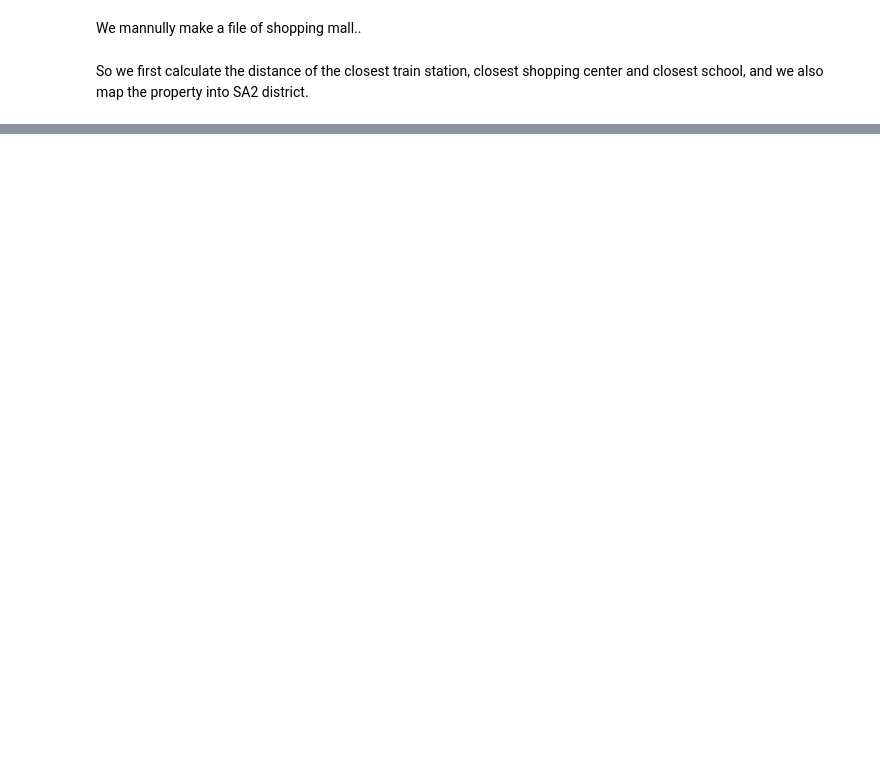
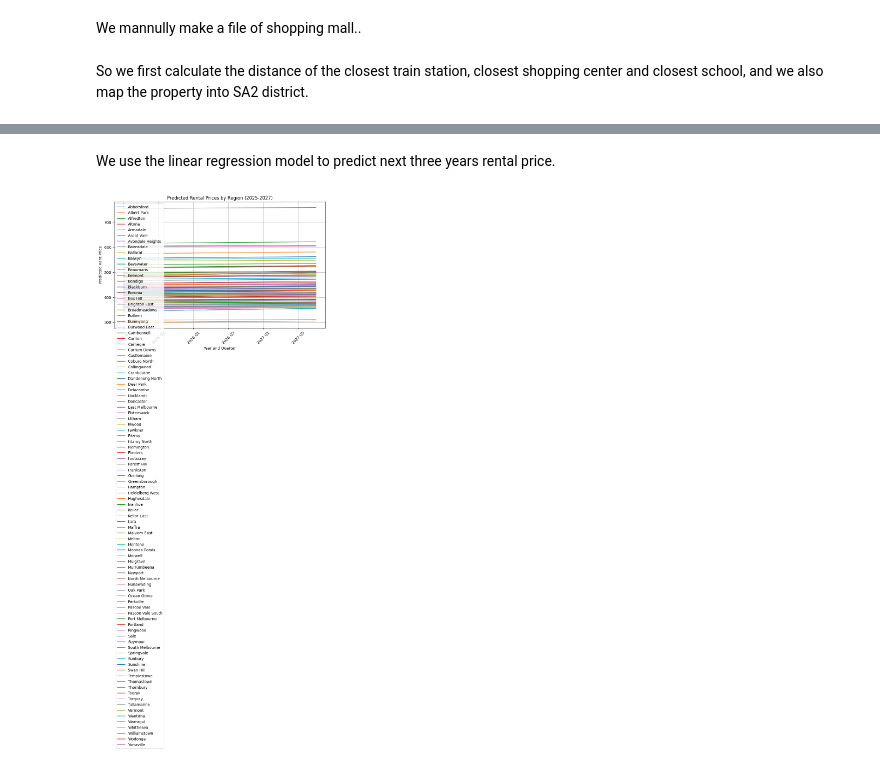
Before and after one commit to MAST30034-AppliedDataScience/project-2-group-real-estate-industry-project-5, a Jupyter notebook: notebooks/notebook_week10.ipynb, the cells around one changed output, grey strips where cells are left out. Drawn from its saved outputs; the diff is of its cells as text; code cells hidden in the pictures; blank space fills up the shorter version.

```diff
--- a/notebooks/notebook_week10.ipynb
+++ b/notebooks/notebook_week10.ipynb
@@ -53,0 +114,19 @@ properties_with_closest_shopping_centers.head(10)
+# %% [markdown]
+We use the linear regression model to predict next three years rental price.
+# %%
+import matplotlib.pyplot as plt
+
+model_predictions_path = '../data/curated/model_lr_distances.csv'
+model_predictions_df = pd.read_csv(model_predictions_path, index_col=0)
+
+plt.figure(figsize=(10, 6))
+model_predictions_df.plot(ax=plt.gca())
+plt.title('Predicted Rental Prices by Region (2025-2027)')
+plt.xlabel('Year and Quarter')
+plt.ylabel('Predicted Rent Price')
+plt.xticks(rotation=45)
+plt.grid(True)
+plt.legend(loc='upper left')
+plt.show()
+# %% [output]
+[figure, added]
```
Also changed, not shown: parts of 9 cells of this notebook.
